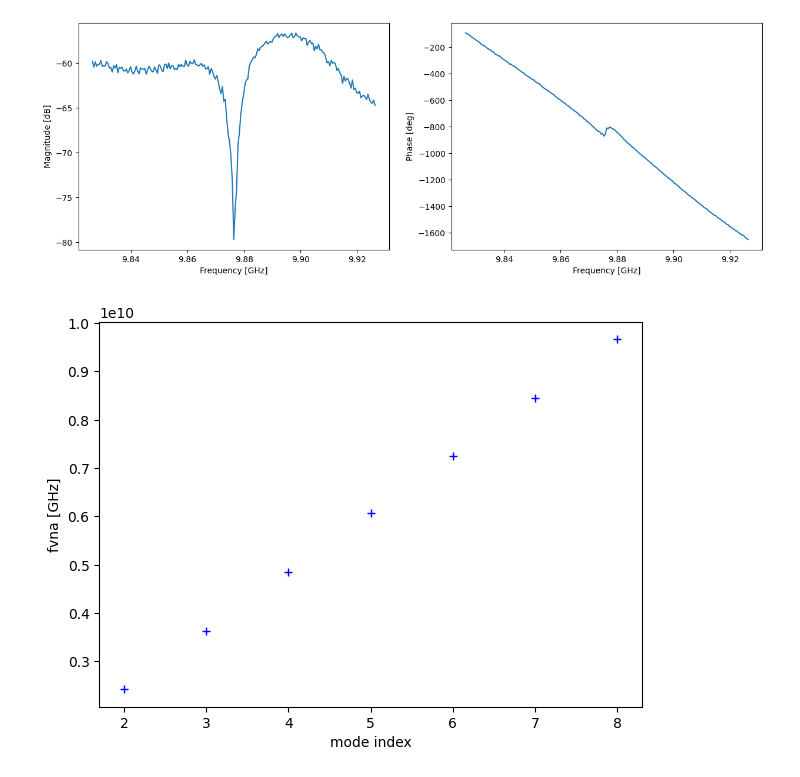
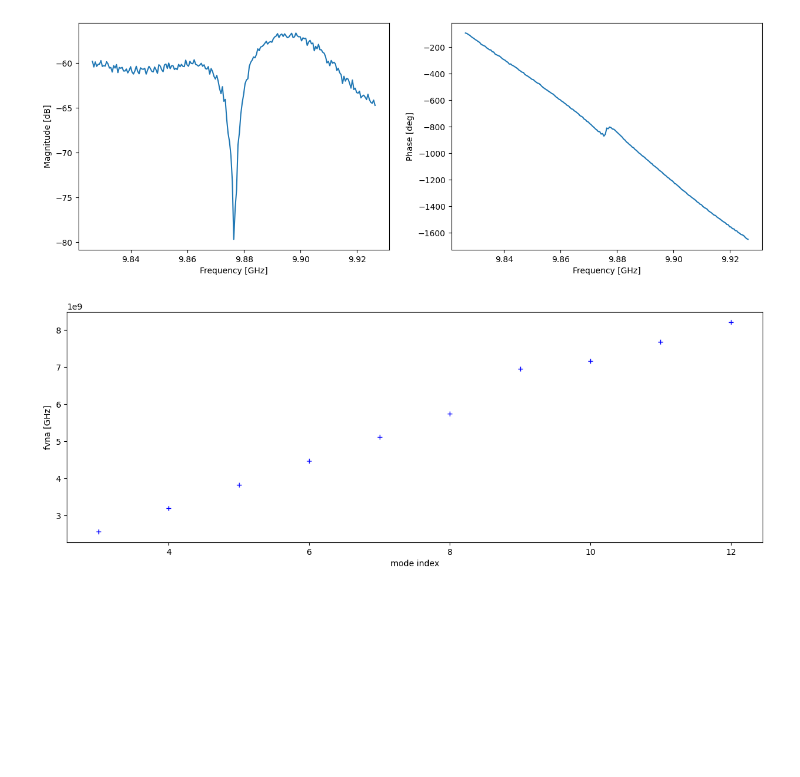
Before and after one commit to c12qe/rf-analysis-tools, a Jupyter notebook: notebook/cavity_resonance_harmonic.ipynb, the cells around one changed output. Cells and saved outputs as stored; diff of their text form; code cells hidden in the pictures; blank space fills up the shorter version.

```diff
--- a/notebook/cavity_resonance_harmonic.ipynb
+++ b/notebook/cavity_resonance_harmonic.ipynb
@@ -428,23 +412,26 @@ ax.set_ylabel('Phase [deg]')
 Text(0, 0.5, 'Phase [deg]')
 [figure]
 # %%
-mode_index=range(2,9)#the resonance frequency is roughly 1.2GHz
+mode_index=range(3,13)#the resonance frequency is roughly 1.2GHz
 resonance_frequency = [
-    2.4218e9,
-    3.618e9,
-    4.8425e9,
-    6.0638e9,
-    7.243e9,
-    8.441e9,
-    9.6618e9,
+    2.554e9,
+    3.184e9,
+    3.820e9,
+    4.458e9,
+    5.100e9,
+    5.739e9,
+    6.948e9,
+    7.157e9,
+    7.673e9,
+    8.200e9,
 ]  # these are the resonances readout from the measurements
 plt.plot(mode_index, resonance_frequency, 'b+')
 ax = plt.gca()
 ax.set_xlabel('mode index')
 ax.set_ylabel('fvna [GHz]')
 plt.rcParams["figure.figsize"] = (7, 5) #setting figure size
 # %% [output]
-[figure, old version]
+[figure, new version]
 # %%
 angular_frequency_index=[value *(np.pi)*2 for value in resonance_frequency]
 angular_wavenumber_index=[value *(np.pi)/0.0075 for value in mode_index]#resonator_length=7.5mm
```
Also changed, not shown: parts of 5 cells of this notebook, 1 other file.
